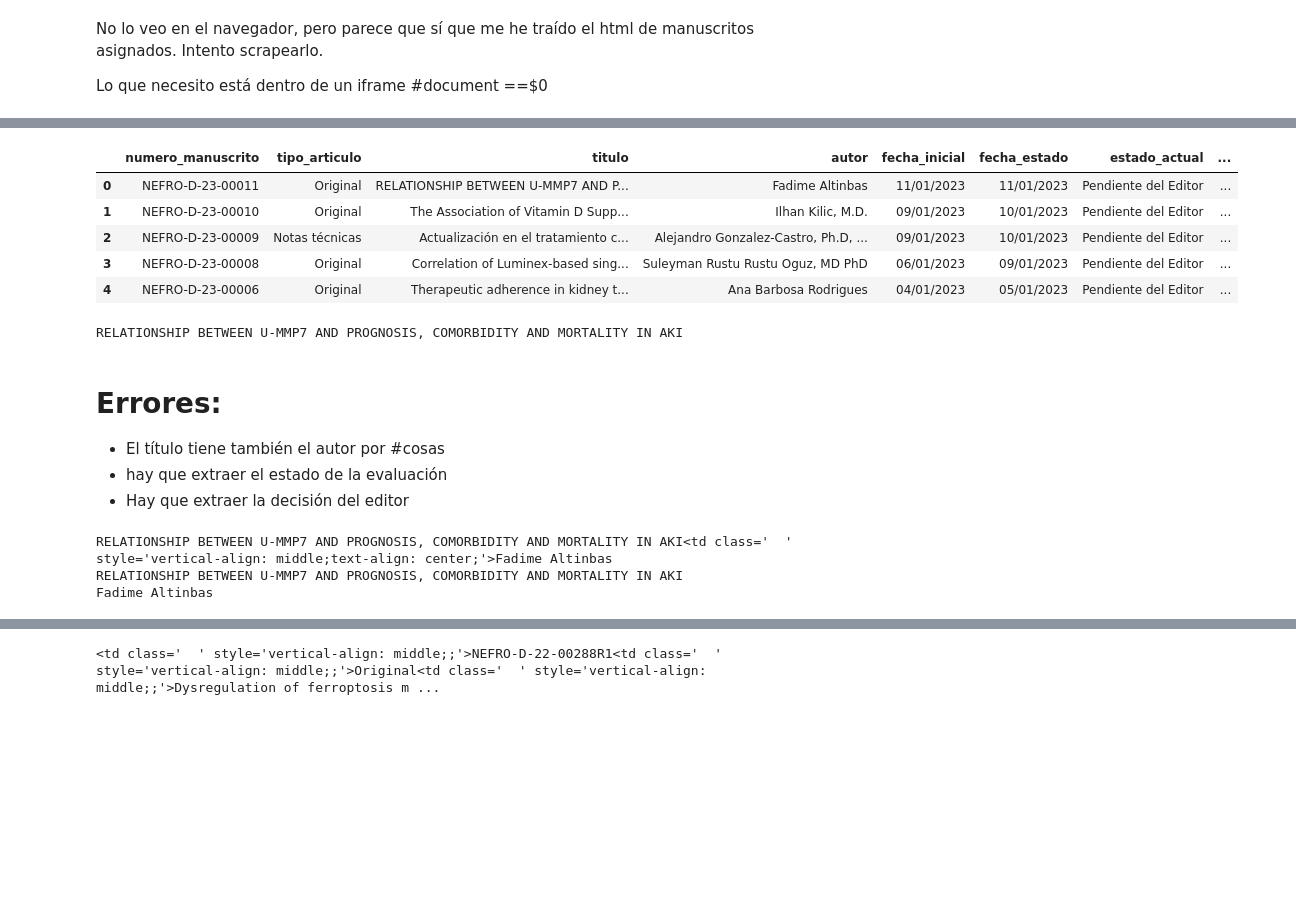
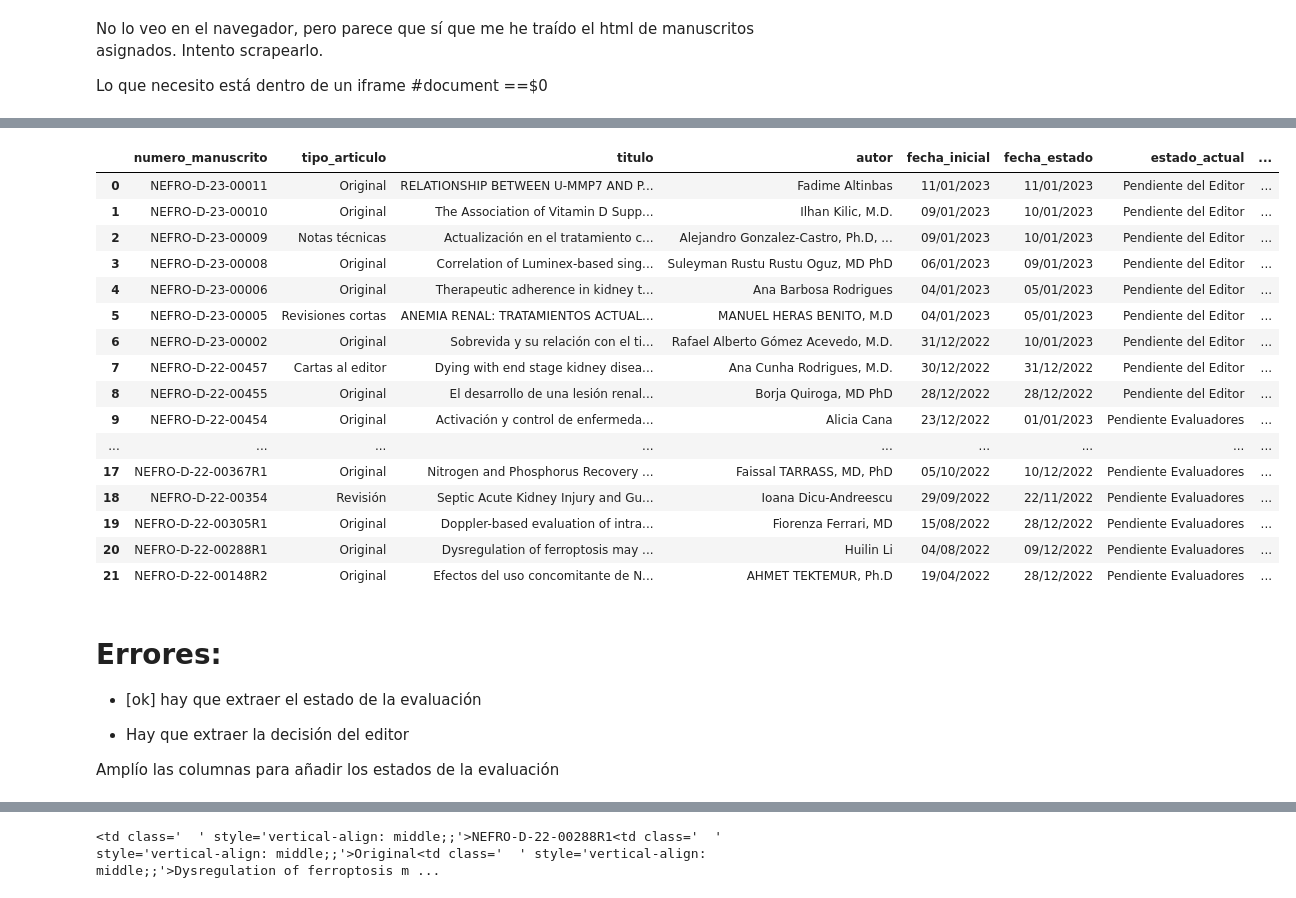
Before and after one commit to hormigo69/editorial_manager, a Jupyter notebook: scrap_em_v3.ipynb, the cells around one changed output, grey strips where cells are left out. Cells and saved outputs as stored; diff of their text form; code cells hidden in the pictures; blank space fills up the shorter version.

```diff
--- a/scrap_em_v3.ipynb
+++ b/scrap_em_v3.ipynb
@@ -56,7 +50,7 @@ utf-8
 # %%
 #save html
-with open("login.html", "w") as f:
-    f.write(post_request.text)
+#with open("login.html", "w") as f:
+    #f.write(post_request.text)
 # %% [markdown]
 No veo el html de la página, parece sólo js
 # %%
@@ -156,4 +148,8 @@ print (matches[0])
 # %%
 #create a dataframe called df_Asignados with the columns: numero_manuscrito, tipo_articulo, titulo, autor, fecha_inicial, fecha_estado, estado_actual, editor, estado_evaluacion, decision_editor
 import pandas as pd
-df_asignados = pd.DataFrame(columns=['numero_manuscrito', 'tipo_articulo', 'titulo', 'autor', 'fecha_inicial', 'fecha_estado', 'estado_actual', 'editor', 'estado_evaluacion', 'decision_editor'])
+df_asignados = pd.DataFrame(columns=['numero_manuscrito', 'tipo_articulo', 'titulo', 'autor', 'fecha_inicial',
+                'fecha_estado', 'estado_actual', 'editor', 'estado_evaluacion', 'decision_editor','doc_id', 'Completo', 'Aceptado', 'Invitado – Sin Respuesta', 'Rechazado', 'Tarde'])
+
+#the columns 10-15 are integers
+df_asignados[['doc_id', 'Completo', 'Aceptado', 'Invitado – Sin Respuesta', 'Rechazado', 'Tarde']] = df_asignados[['doc_id', 'Completo', 'Aceptado', 'Invitado – Sin Respuesta', 'Rechazado', 'Tarde']].astype(int)
@@ -160,24 +209,23 @@ df_asignados = pd.DataFrame(columns=['numero_manuscrito', 'tipo_articulo', 'titu
 # %%
-#print value 1 from the matches 1
+#extract the values from the matches
 for i in range(len(matches)):
     pattern = re.compile(r'<td class=\'  \' style=\'vertical-align: middle;;\'>')
     values = pattern.split(matches[i])
-    #remove the first element
+    #remove the first element because it is empty
     values.pop(0)
     #print(values[1])
     for j in range (len(values)):
         #print(j, values[j])
-        #if the value is the titulo, split in two and save in the corresponding column
+        #Titulo and autor are in the same field. If the value is the titulo, split in two and save in the corresponding column
         if j == 2:
             #split in two the string by <td class='  ' style='vertical-align: middle;text-align: center;'>
             pattern = re.compile(r'<td class=\'  \' style=\'vertical-align: middle;text-align: center;\'>')
             title_author = pattern.split(values[j])
-
-
             #print(title_author)
             #store in the corresponding column
             df_asignados.loc[i, 'titulo'] = title_author[0]
             df_asignados.loc[i, 'autor'] = title_author[1]
+
         else:
             #if the column is >2, add 1 to the column number
             if j > 2:
@@ -186,39 +234,38 @@ for i in range(len(matches)):
 
                 df_asignados.loc[i, df_asignados.columns[j]] = values[j]
 
+    #expand estado_evaluacion to columns: doc_id, Completo, Aceptado, Invitado, Rechazado, Tarde
+    estado_evaluacion = df_asignados.loc[i, 'estado_evaluacion']
+    #print(estado_evaluacion)
+    if estado_evaluacion != '':
+        find_estado_evaluacion(estado_evaluacion, i)
 
 
 
-
-
-df_asignados.head()
+#df_asignados.head()
-# %% [output]
-|  | numero_manuscrito | tipo_articulo | titulo | autor | fecha_inicial | fecha_estado | estado_actual | ... |
-| 0 | NEFRO-D-23-00011 | Original | RELATIONSHIP BETWEEN U-MMP7 AND P... | Fadime Altinbas | 11/01/2023 | 11/01/2023 | Pendiente del Editor | ... |
-| 1 | NEFRO-D-23-00010 | Original | The Association of Vitamin D Supp... | Ilhan Kilic, M.D. | 09/01/2023 | 10/01/2023 | Pendiente del Editor | ... |
-| 2 | NEFRO-D-23-00009 | Notas técnicas | Actualización en el tratamiento c... | Alejandro Gonzalez-Castro, Ph.D, ... | 09/01/2023 | 10/01/2023 | Pendiente del Editor | ... |
-| 3 | NEFRO-D-23-00008 | Original | Correlation of Luminex-based sing... | Suleyman Rustu Rustu Oguz, MD PhD | 06/01/2023 | 09/01/2023 | Pendiente del Editor | ... |
-| 4 | NEFRO-D-23-00006 | Original | Therapeutic adherence in kidney t... | Ana Barbosa Rodrigues | 04/01/2023 | 05/01/2023 | Pendiente del Editor | ... |
-# %%
-#print titulo in the row 0
-print(df_asignados.loc[0, 'titulo'])
-# %% [output]
-RELATIONSHIP BETWEEN U-MMP7 AND PROGNOSIS, COMORBIDITY AND MORTALITY IN AKI
+# %%
+df_asignados
+# %% [output]
+|  | numero_manuscrito | tipo_articulo | titulo | autor | fecha_inicial | fecha_estado | estado_actual | ... |
+| 0 | NEFRO-D-23-00011 | Original | RELATIONSHIP BETWEEN U-MMP7 AND P... | Fadime Altinbas | 11/01/2023 | 11/01/2023 | Pendiente del Editor | ... |
+| 1 | NEFRO-D-23-00010 | Original | The Association of Vitamin D Supp... | Ilhan Kilic, M.D. | 09/01/2023 | 10/01/2023 | Pendiente del Editor | ... |
+| 2 | NEFRO-D-23-00009 | Notas técnicas | Actualización en el tratamiento c... | Alejandro Gonzalez-Castro, Ph.D, ... | 09/01/2023 | 10/01/2023 | Pendiente del Editor | ... |
+| 3 | NEFRO-D-23-00008 | Original | Correlation of Luminex-based sing... | Suleyman Rustu Rustu Oguz, MD PhD | 06/01/2023 | 09/01/2023 | Pendiente del Editor | ... |
+| 4 | NEFRO-D-23-00006 | Original | Therapeutic adherence in kidney t... | Ana Barbosa Rodrigues | 04/01/2023 | 05/01/2023 | Pendiente del Editor | ... |
+| 5 | NEFRO-D-23-00005 | Revisiones cortas | ANEMIA RENAL: TRATAMIENTOS ACTUAL... | MANUEL HERAS BENITO, M.D | 04/01/2023 | 05/01/2023 | Pendiente del Editor | ... |
+| 6 | NEFRO-D-23-00002 | Original | Sobrevida y su relación con el ti... | Rafael Alberto Gómez Acevedo, M.D. | 31/12/2022 | 10/01/2023 | Pendiente del Editor | ... |
+| 7 | NEFRO-D-22-00457 | Cartas al editor | Dying with end stage kidney disea... | Ana Cunha Rodrigues, M.D. | 30/12/2022 | 31/12/2022 | Pendiente del Editor | ... |
+| 8 | NEFRO-D-22-00455 | Original | El desarrollo de una lesión renal... | Borja Quiroga, MD PhD | 28/12/2022 | 28/12/2022 | Pendiente del Editor | ... |
+| 9 | NEFRO-D-22-00454 | Original | Activación y control de enfermeda... | Alicia Cana | 23/12/2022 | 01/01/2023 | Pendiente Evaluadores | ... |
+| ... | ... | ... | ... | ... | ... | ... | ... | ... |
+| 17 | NEFRO-D-22-00367R1 | Original | Nitrogen and Phosphorus Recovery ... | Faissal TARRASS, MD, PhD | 05/10/2022 | 10/12/2022 | Pendiente Evaluadores | ... |
+| 18 | NEFRO-D-22-00354 | Revisión | Septic Acute Kidney Injury and Gu... | Ioana Dicu-Andreescu | 29/09/2022 | 22/11/2022 | Pendiente Evaluadores | ... |
+| 19 | NEFRO-D-22-00305R1 | Original | Doppler-based evaluation of intra... | Fiorenza Ferrari, MD | 15/08/2022 | 28/12/2022 | Pendiente Evaluadores | ... |
+| 20 | NEFRO-D-22-00288R1 | Original | Dysregulation of ferroptosis may ... | Huilin Li | 04/08/2022 | 09/12/2022 | Pendiente Evaluadores | ... |
+| 21 | NEFRO-D-22-00148R2 | Original | Efectos del uso concomitante de N... | AHMET TEKTEMUR, Ph.D | 19/04/2022 | 28/12/2022 | Pendiente Evaluadores | ... |
 # %% [markdown]
 # Errores:
-- El título tiene también el autor por #cosas
-- hay que extraer el estado de la evaluación
-- Hay que extraer la decisión del editor
+-  [ok] hay que extraer el estado de la evaluación
+* Hay que extraer la decisión del editor
+
+Amplío las columnas para añadir los estados de la evaluación
-# %%
-#print the data from titulo of the first 5 rows
-for i in range(1):
-    print(df_asignados.loc[i, 'titulo'])
-    #split in two the string by <td class='  ' style='vertical-align: middle;text-align: center;'>
-    pattern = re.compile(r'<td class=\'  \' style=\'vertical-align: middle;text-align: center;\'>')
-    values = pattern.split(df_asignados.loc[i, 'titulo'])
-    print(values[0])
-    print(values[1])
-# %% [output]
-RELATIONSHIP BETWEEN U-MMP7 AND PROGNOSIS, COMORBIDITY AND MORTALITY IN AKI<td class='  ' style='vertical-align: middle;text-align: center;'>Fadime Altinbas
-RELATIONSHIP BETWEEN U-MMP7 AND PROGNOSIS, COMORBIDITY AND MORTALITY IN AKI
-Fadime Altinbas
```
Also changed, not shown: parts of 11 cells of this notebook.
